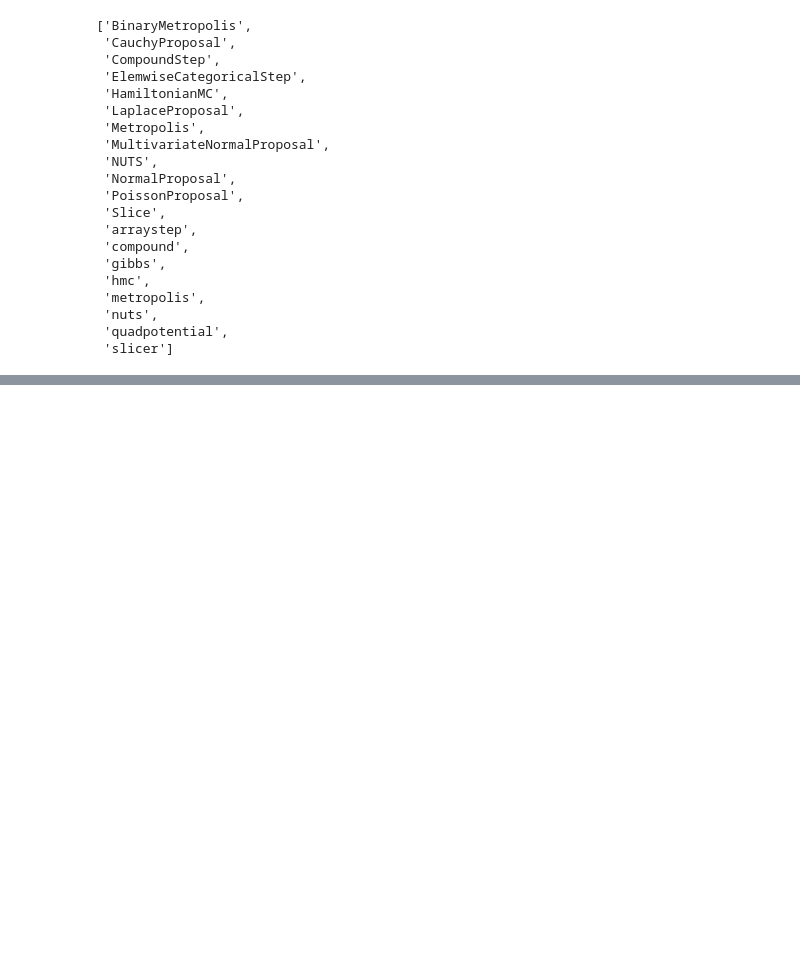
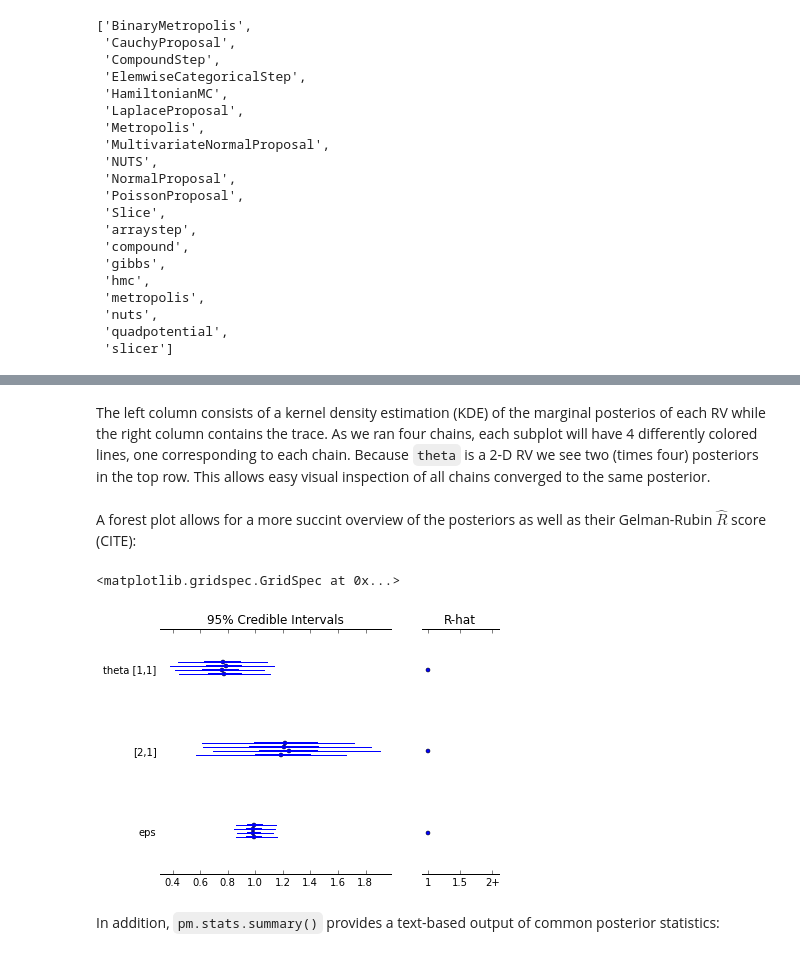
Before and after one commit to pymc-devs/uq_chapter, a Jupyter notebook: reference/article.ipynb, the cells around one changed output, grey strips where cells are left out. Drawn from its saved outputs; the diff is of its cells as text; code cells hidden in the pictures; blank space fills up the shorter version.

```diff
--- a/reference/article.ipynb
+++ b/reference/article.ipynb
@@ -181,0 +260,11 @@ As you can see, `PyMC3` supports all samplers that are commonly included in othe
+# %% [markdown]
+The left column consists of a kernel density estimation (KDE) of the marginal posterios of each RV while the right column contains the trace. As we ran four chains, each subplot will have 4 differently colored lines, one corresponding to each chain. Because `theta` is a 2-D RV we see two (times four) posteriors in the top row. This allows easy visual inspection of all chains converged to the same posterior.
+# %% [markdown]
+A forest plot allows for a more succint overview of the posteriors as well as their Gelman-Rubin $\hat{R}$ score (CITE):
+# %%
+pm.forestplot(trace)
+# %% [output]
+<matplotlib.gridspec.GridSpec at 0x...>
+[figure, added]
+# %% [markdown]
+In addition, `pm.stats.summary()` provides a text-based output of common posterior statistics:
```
Also changed, not shown: parts of 31 cells of this notebook.
